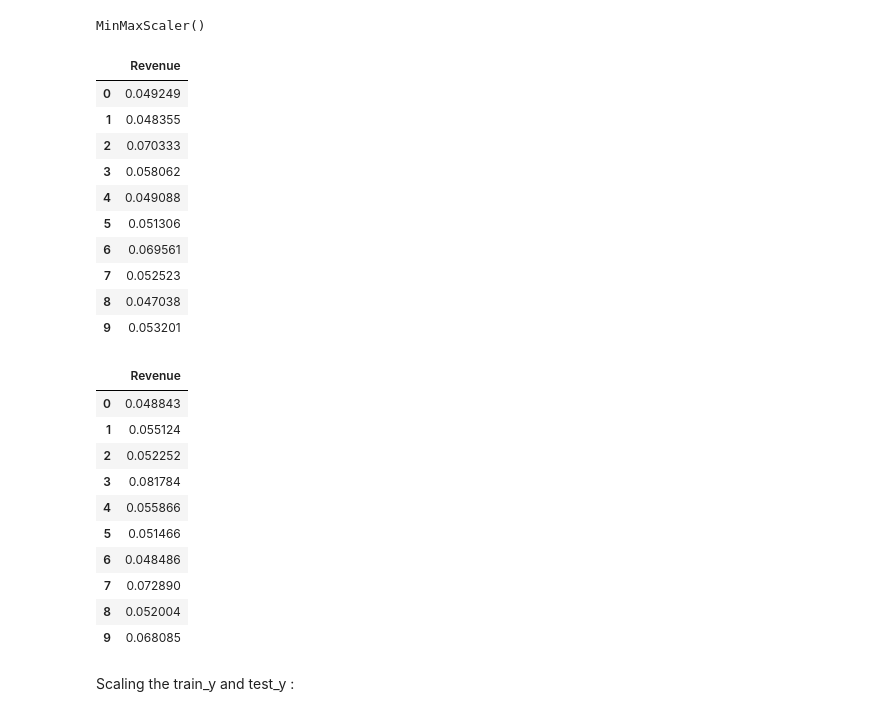
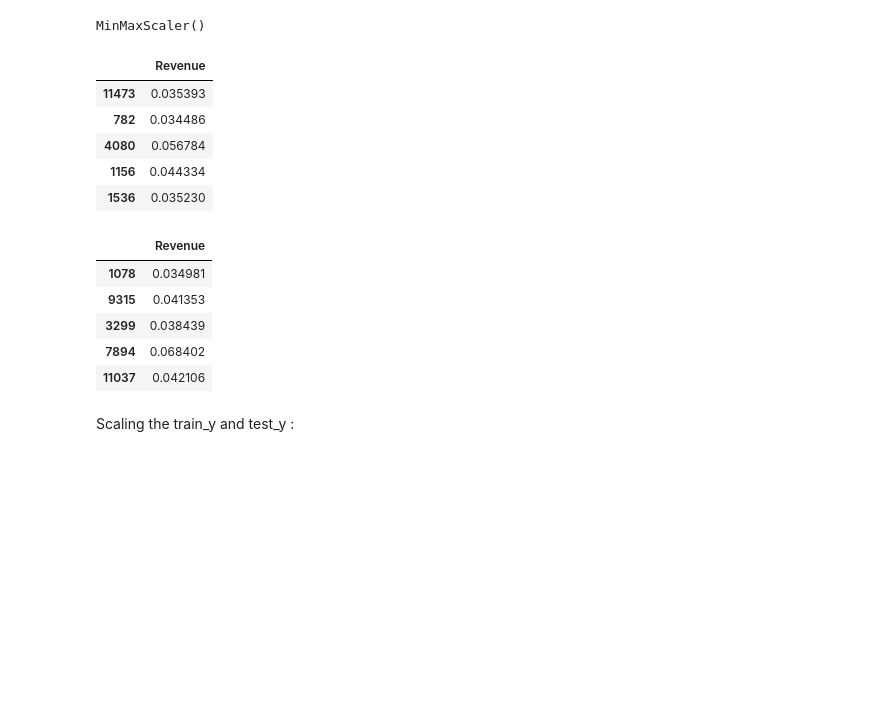
Before and after one commit to OlanreleOladeji/Demand-forecast--XGBoost, a Jupyter notebook: Products_quantity_forecasting_model_(XGB).ipynb, the cells around one changed output. Saved outputs shown, nothing was run; the diff lists cells and outputs as text; code cells hidden in the pictures; blank space fills up the shorter version.

```diff
--- a/Products_quantity_forecasting_model_(XGB).ipynb
+++ b/Products_quantity_forecasting_model_(XGB).ipynb
@@ -118,0 +123,8 @@ train_X, test_X, train_y, test_y = train_test_split(X, y, test_size=0.2, random_
+# %%
+train_df = df.loc[train_indices].copy()
+test_df = df.loc[test_indices].copy()
+# %%
+train_X = train_df[feature_cols]
+train_y = train_df[target_col]
+test_X = test_df[feature_cols]
+test_y = test_df[target_col]
@@ -157,27 +195,22 @@ Scaling the train_X and test_X :
 # %%
 scaler_X = MinMaxScaler()
 # %%
-scaler_X.fit(X)
+scaler_X.fit(train_X)
 # %% [output]
 MinMaxScaler()
 # %%
 train_X_Scaled = scaler_X.transform(train_X)
 # %%
-train_X_Scaled = pd.DataFrame(train_X_Scaled, columns=['Revenue'])
+train_X_Scaled = pd.DataFrame(train_X_Scaled, columns=feature_cols, index=train_X.index)
 # %%
-train_X_Scaled.head(10)
+train_X_Scaled.head()
 # %% [output]
 |  | Revenue |
-| 0 | 0.049249 |
-| 1 | 0.048355 |
-| 2 | 0.070333 |
-| 3 | 0.058062 |
-| 4 | 0.049088 |
-| 5 | 0.051306 |
-| 6 | 0.069561 |
-| 7 | 0.052523 |
-| 8 | 0.047038 |
-| 9 | 0.053201 |
+| 11473 | 0.035393 |
+| 782 | 0.034486 |
+| 4080 | 0.056784 |
+| 1156 | 0.044334 |
+| 1536 | 0.035230 |
 # %%
 test_X_Scaled = scaler_X.transform(test_X)
 # %%
@@ -185,17 +218,12 @@ test_X_Scaled = pd.DataFrame(test_X_Scaled, columns=['Revenue'])
 # %%
-test_X_Scaled.head(10)
+test_X_Scaled.head()
 # %% [output]
 |  | Revenue |
-| 0 | 0.048843 |
-| 1 | 0.055124 |
-| 2 | 0.052252 |
-| 3 | 0.081784 |
-| 4 | 0.055866 |
-| 5 | 0.051466 |
-| 6 | 0.048486 |
-| 7 | 0.072890 |
-| 8 | 0.052004 |
-| 9 | 0.068085 |
+| 1078 | 0.034981 |
+| 9315 | 0.041353 |
+| 3299 | 0.038439 |
+| 7894 | 0.068402 |
+| 11037 | 0.042106 |
 # %% [markdown]
 Scaling the train_y and test_y :
 # %%
```
Also changed, not shown: parts of 20 cells of this notebook.
